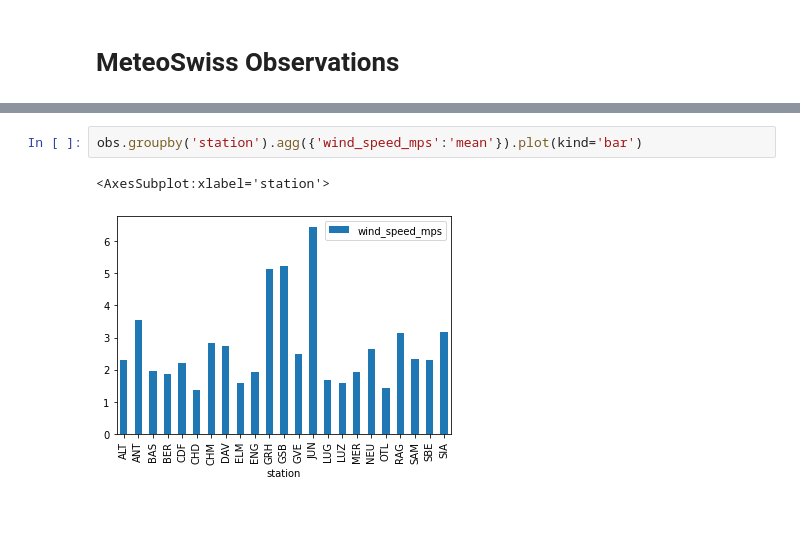
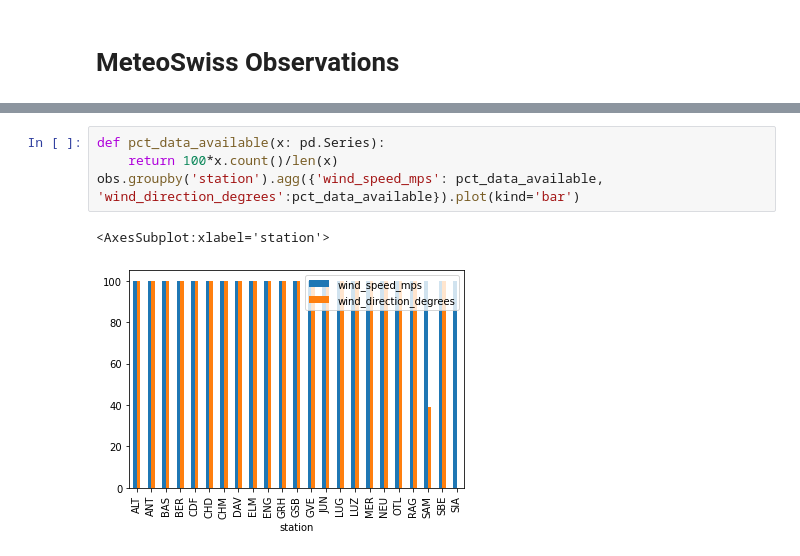
Before and after one commit to OpheliaMiralles/wind-downscaling-gan, a Jupyter notebook: notebooks/data_exploration.ipynb, the cells around one changed output, grey strips where cells are left out. Drawn from its saved outputs; the diff is of its cells as text; blank space fills up the shorter version.

Commit message:
more data exploration

```diff
--- a/notebooks/data_exploration.ipynb
+++ b/notebooks/data_exploration.ipynb
@@ -83,5 +76,7 @@ plt.hist(np.log(obs[obs['wind_speed_mps']>0]['wind_speed_mps']), density=True)
 # %%
-obs.groupby('station').agg({'wind_speed_mps':'mean'}).plot(kind='bar')
+def pct_data_available(x: pd.Series):
+    return 100*x.count()/len(x)
+obs.groupby('station').agg({'wind_speed_mps': pct_data_available, 'wind_direction_degrees':pct_data_available}).plot(kind='bar')
 # %% [output]
 <AxesSubplot:xlabel='station'>
-[figure, old version]
+[figure, new version]
```
Also changed, not shown: parts of 14 cells of this notebook, 2 other files.
